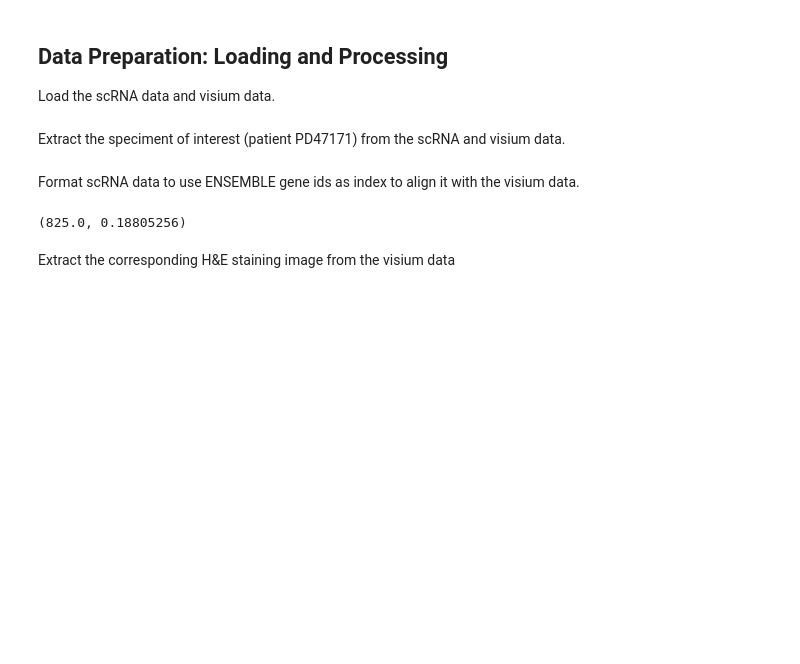
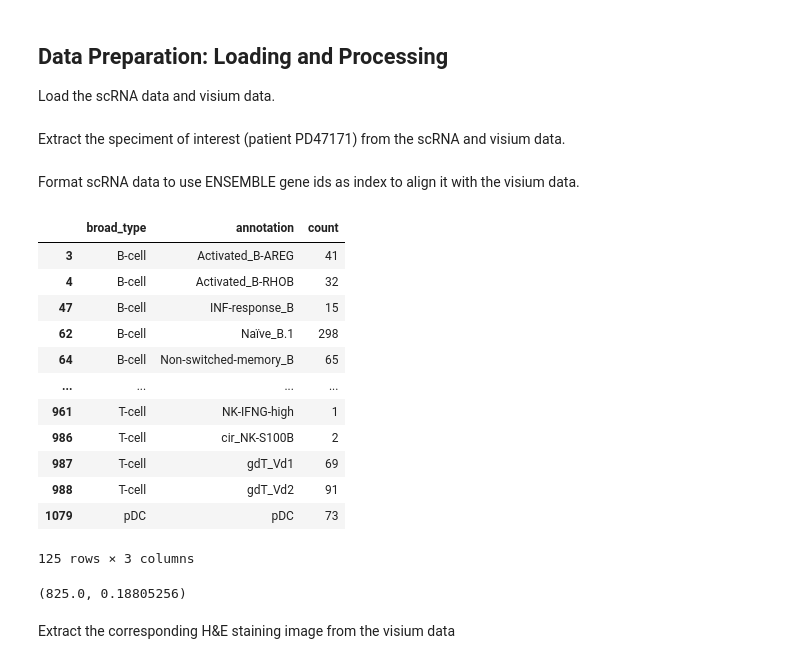
Before and after one commit to edgarfelizmenio/HyperSpot, a Jupyter notebook: demo/Human Kidney Cancer Interface 0 - HGCTSVG Data Preparation.ipynb, the cells around one changed output. Drawn from its saved outputs; the diff is of its cells as text; code cells hidden in the pictures; blank space fills up the shorter version.

```diff
--- a/demo/Human Kidney Cancer Interface 0 - HGCTSVG Data Preparation.ipynb
+++ b/demo/Human Kidney Cancer Interface 0 - HGCTSVG Data Preparation.ipynb
@@ -35,6 +35,29 @@ adata_sc = kidneycancer.extract_sc_patient_data(adata_sc, patient_id)
 adata_st_inter = kidneycancer.extract_st_patient_data(adata_st_inter, patient_id)
 # %% [markdown]
 Format scRNA data to use ENSEMBLE gene ids as index to align it with the visium data.
+# %%
+out = (
+    adata_sc.obs
+        .groupby(['broad_type', 'annotation'])
+        .size()
+        .reset_index(name='count')
+        .loc[lambda r: r['count'] > 0]
+)
+out
+# %% [output]
+|  | broad_type | annotation | count |
+| 3 | B-cell | Activated_B-AREG | 41 |
+| 4 | B-cell | Activated_B-RHOB | 32 |
+| 47 | B-cell | INF-response_B | 15 |
+| 62 | B-cell | Naïve_B.1 | 298 |
+| 64 | B-cell | Non-switched-memory_B | 65 |
+| ... | ... | ... | ... |
+| 961 | T-cell | NK-IFNG-high | 1 |
+| 986 | T-cell | cir_NK-S100B | 2 |
+| 987 | T-cell | gdT_Vd1 | 69 |
+| 988 | T-cell | gdT_Vd2 | 91 |
+| 1079 | pDC | pDC | 73 |
+125 rows × 3 columns
 # %%
 # Format data to use ENSEMBL gene id as index
 # necessary to align indexes of st and sc datasets
```
Also changed, not shown: parts of 1 cell of this notebook, 21 other files.
